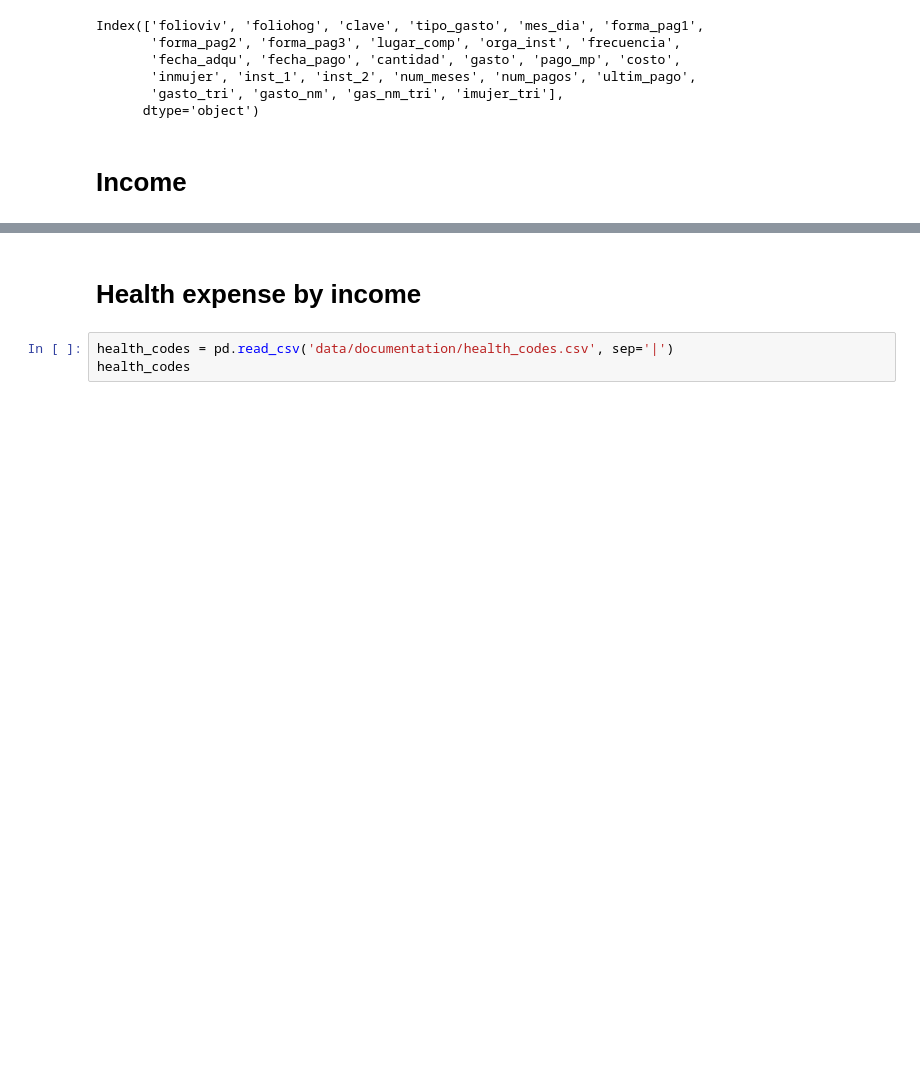
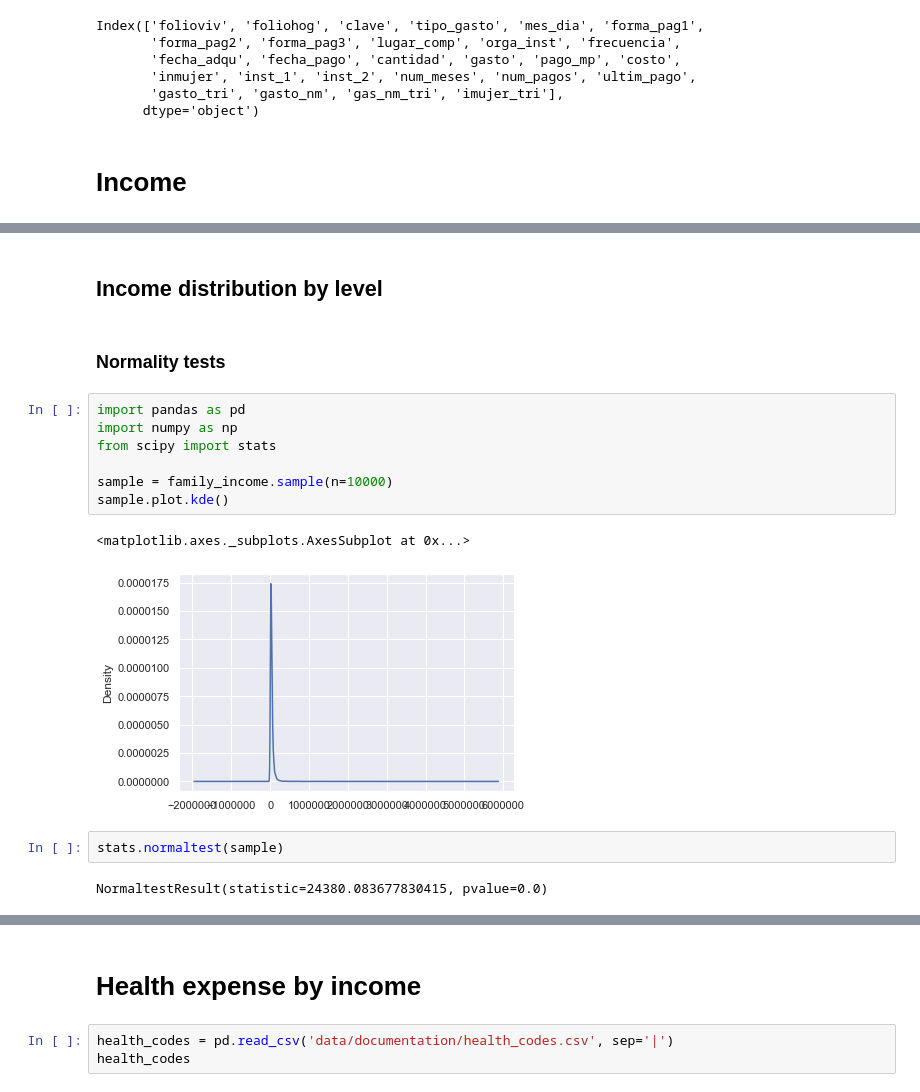
Before and after one commit to aakimura/enigh18, a Jupyter notebook: expense.ipynb, the cells around one changed output, grey strips where cells are left out. Saved outputs shown, nothing was run; the diff lists cells and outputs as text; blank space fills up the shorter version.

```diff
--- a/expense.ipynb
+++ b/expense.ipynb
@@ -64,0 +77,18 @@ Index(['folioviv', 'foliohog', 'numren', 'clave', 'mes_1', 'mes_2', 'mes_3',
+# %% [markdown]
+## Income distribution by level
+# %% [markdown]
+### Normality tests
+# %%
+import pandas as pd
+import numpy as np
+from scipy import stats
+
+sample = family_income.sample(n=10000)
+sample.plot.kde()
+# %% [output]
+<matplotlib.axes._subplots.AxesSubplot at 0x...>
+[figure, added]
+# %%
+stats.normaltest(sample)
+# %% [output]
+NormaltestResult(statistic=24380.083677830415, pvalue=0.0)
```
Also changed, not shown: parts of 7 cells of this notebook.
